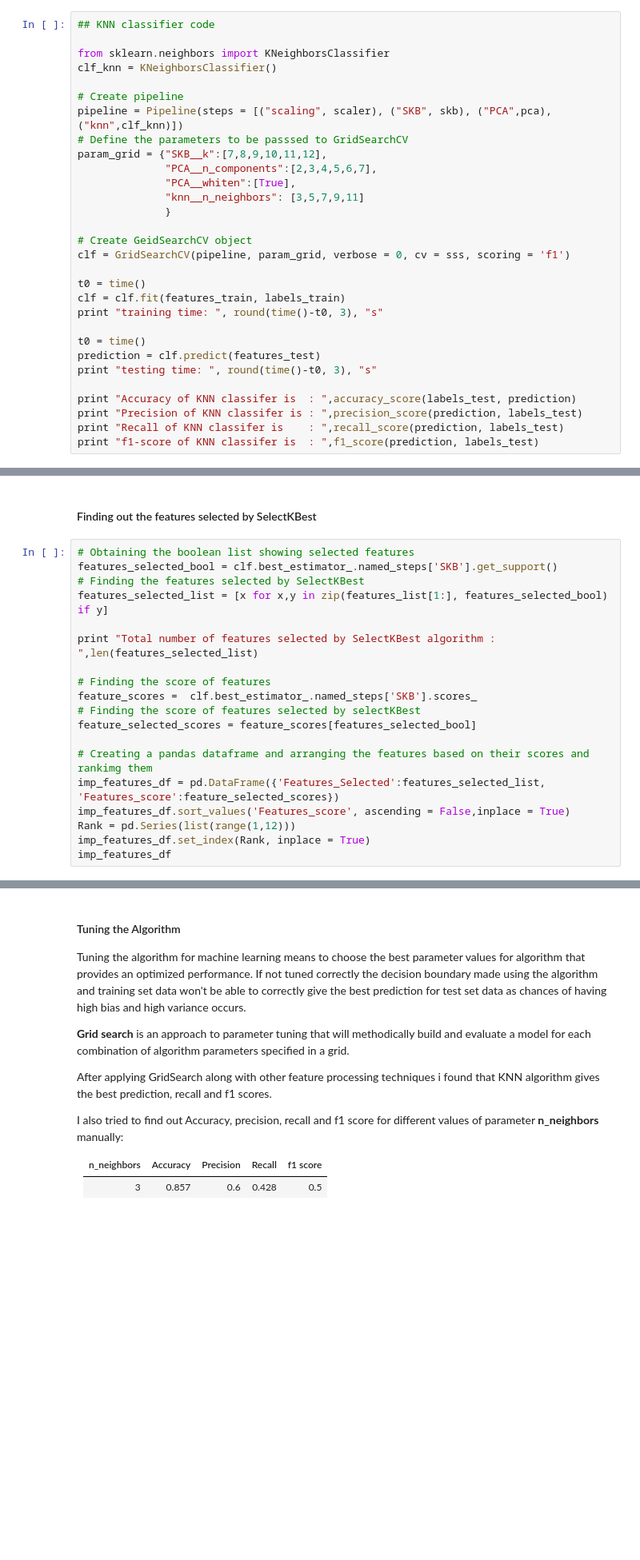
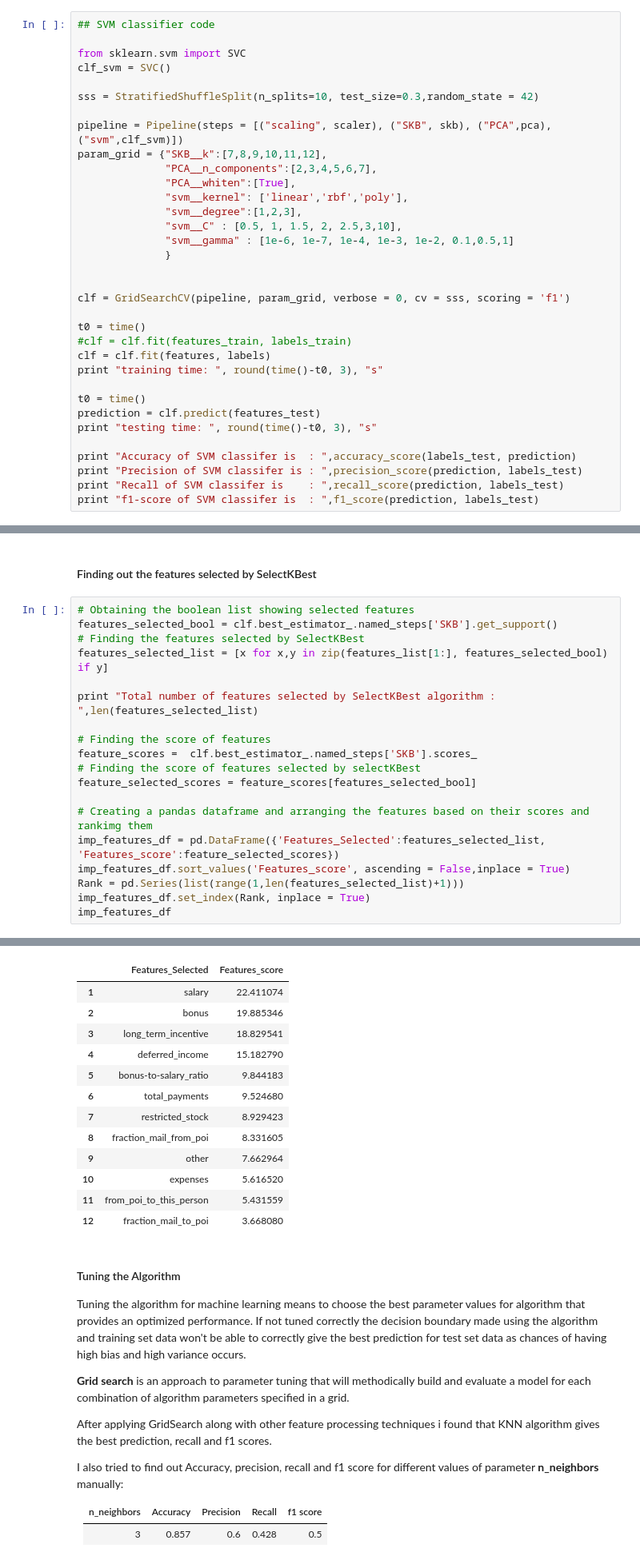
Before and after one commit to jeswingeorge/Enron-Email-Dataset, a Jupyter notebook: Project_report.ipynb, the cells around one changed output, grey strips where cells are left out. Shown at 80% size. Drawn from its saved outputs; the diff is of its cells as text; blank space fills up the shorter version.

```diff
--- a/Project_report.ipynb
+++ b/Project_report.ipynb
@@ -430,32 +533,36 @@ For this project i used the following algorithms :
 
 As KNN algorithm better precision and recall value as compared to other algorithms so i have choosen it for this project. The code below is for KNN classifier designed for this project.
 # %%
-## KNN classifier code
+## SVM classifier code
 
-from sklearn.neighbors import KNeighborsClassifier
-clf_knn = KNeighborsClassifier()
+from sklearn.svm import SVC
+clf_svm = SVC()
 
-# Create pipeline
-pipeline = Pipeline(steps = [("scaling", scaler), ("SKB", skb), ("PCA",pca), ("knn",clf_knn)])
-# Define the parameters to be passsed to GridSearchCV
+sss = StratifiedShuffleSplit(n_splits=10, test_size=0.3,random_state = 42)
+
+pipeline = Pipeline(steps = [("scaling", scaler), ("SKB", skb), ("PCA",pca), ("svm",clf_svm)])
 param_grid = {"SKB__k":[7,8,9,10,11,12],
               "PCA__n_components":[2,3,4,5,6,7],
               "PCA__whiten":[True],
-              "knn__n_neighbors": [3,5,7,9,11]
+              "svm__kernel": ['linear','rbf','poly'],
+              "svm__degree":[1,2,3],
+              "svm__C" : [0.5, 1, 1.5, 2, 2.5,3,10],
+              "svm__gamma" : [1e-6, 1e-7, 1e-4, 1e-3, 1e-2, 0.1,0.5,1]
               }
 
-# Create GeidSearchCV object
+
 clf = GridSearchCV(pipeline, param_grid, verbose = 0, cv = sss, scoring = 'f1')
 
 t0 = time()
-clf = clf.fit(features_train, labels_train)
+#clf = clf.fit(features_train, labels_train)
+clf = clf.fit(features, labels)
 print "training time: ", round(time()-t0, 3), "s"
 
 t0 = time()
 prediction = clf.predict(features_test)
 print "testing time: ", round(time()-t0, 3), "s"
 
-print "Accuracy of KNN classifer is  : ",accuracy_score(labels_test, prediction)
-print "Precision of KNN classifer is : ",precision_score(prediction, labels_test)
-print "Recall of KNN classifer is    : ",recall_score(prediction, labels_test)
-print "f1-score of KNN classifer is  : ",f1_score(prediction, labels_test)
+print "Accuracy of SVM classifer is  : ",accuracy_score(labels_test, prediction)
+print "Precision of SVM classifer is : ",precision_score(prediction, labels_test)
+print "Recall of SVM classifer is    : ",recall_score(prediction, labels_test)
+print "f1-score of SVM classifer is  : ",f1_score(prediction, labels_test)
@@ -477,6 +591,7 @@ feature_selected_scores = feature_scores[features_selected_bool]
 # Creating a pandas dataframe and arranging the features based on their scores and rankimg them
 imp_features_df = pd.DataFrame({'Features_Selected':features_selected_list, 'Features_score':feature_selected_scores})
 imp_features_df.sort_values('Features_score', ascending = False,inplace = True)
-Rank = pd.Series(list(range(1,12)))
+Rank = pd.Series(list(range(1,len(features_selected_list)+1)))
 imp_features_df.set_index(Rank, inplace = True)
 imp_features_df
+# %% [output]
@@ -483,3 +599,16 @@ imp_features_df
+|  | Features_Selected | Features_score |
+| 1 | salary | 22.411074 |
+| 2 | bonus | 19.885346 |
+| 3 | long_term_incentive | 18.829541 |
+| 4 | deferred_income | 15.182790 |
+| 5 | bonus-to-salary_ratio | 9.844183 |
+| 6 | total_payments | 9.524680 |
+| 7 | restricted_stock | 8.929423 |
+| 8 | fraction_mail_from_poi | 8.331605 |
+| 9 | other | 7.662964 |
+| 10 | expenses | 5.616520 |
+| 11 | from_poi_to_this_person | 5.431559 |
+| 12 | fraction_mail_to_poi | 3.668080 |
 # %% [markdown]
 #### Tuning the Algorithm
 Tuning the algorithm for machine learning means to choose the best parameter values for algorithm that provides an optimized performance. If not tuned correctly the decision boundary made using the algorithm and training set data won't be able to correctly give the best prediction for test set data as chances of having high bias and high variance occurs.
```
Also changed, not shown: parts of 31 cells of this notebook, 3 other files.
